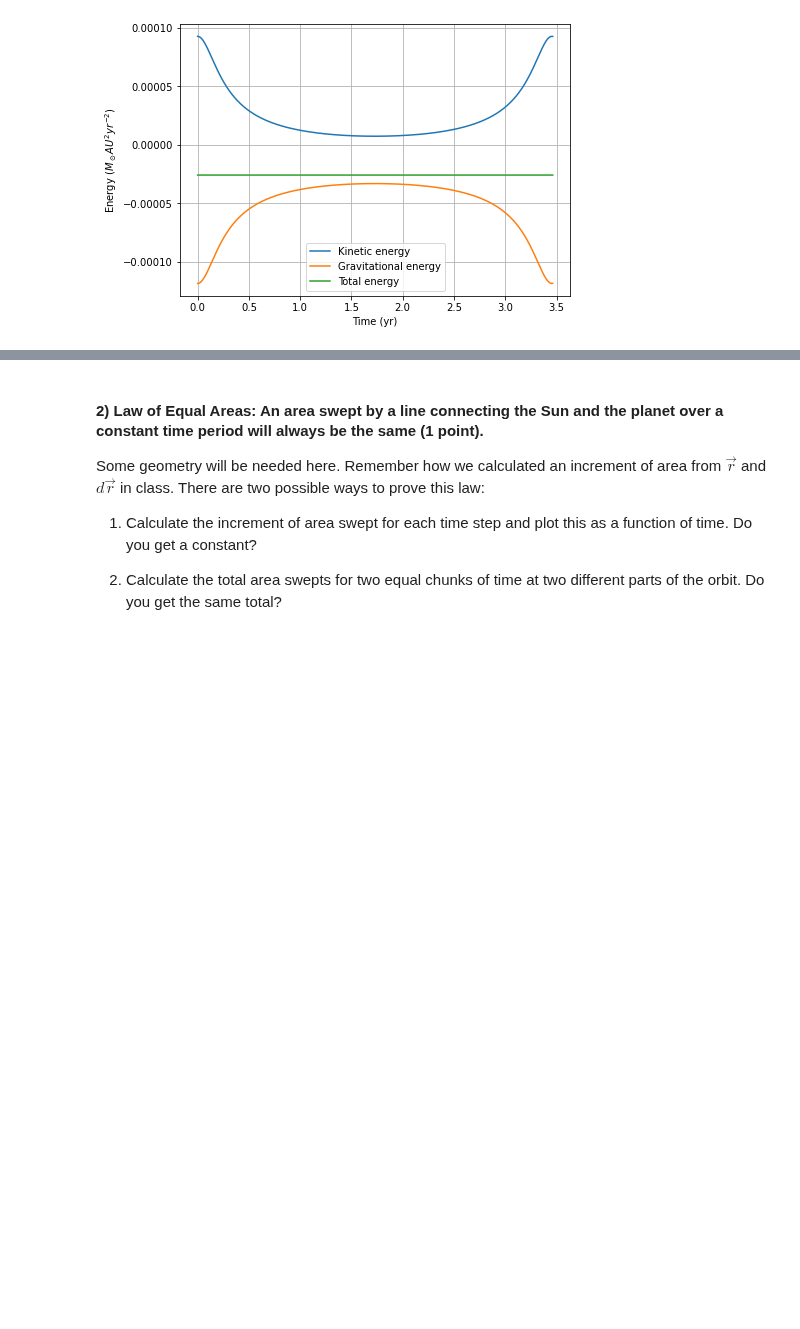
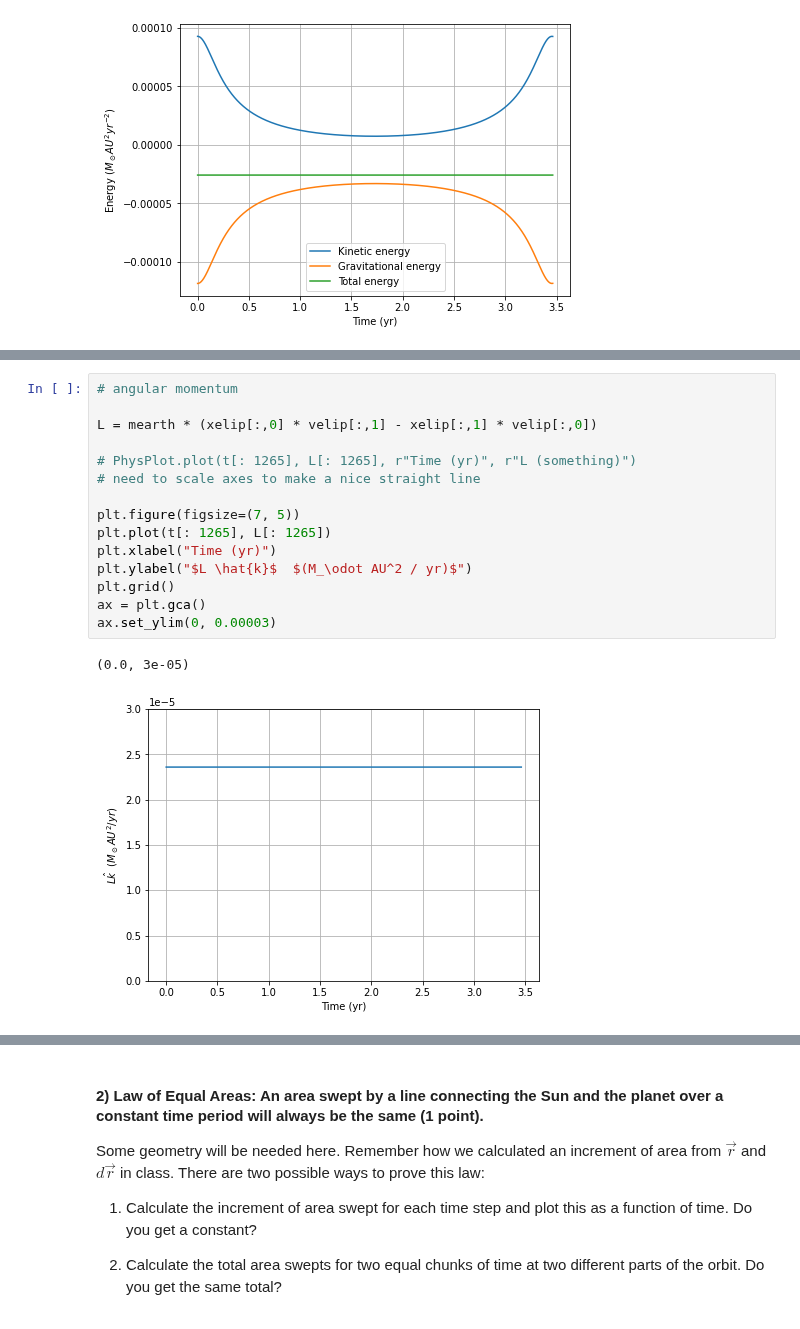
Before and after one commit to Youngposeidon/computational-mechanics-delivery, a Jupyter notebook: project4.ipynb, the cells around one changed output, grey strips where cells are left out. Cells and saved outputs as stored; diff of their text form; blank space fills up the shorter version.

```diff
--- a/project4.ipynb
+++ b/project4.ipynb
@@ -279,0 +290,18 @@ PhysPlot.multiplot(t[: 1265], [K[: 1265], V[: 1265], E[: 1265]], ["Kinetic energ
+# %%
+# angular momentum
+
+L = mearth * (xelip[:,0] * velip[:,1] - xelip[:,1] * velip[:,0])
+
+# PhysPlot.plot(t[: 1265], L[: 1265], r"Time (yr)", r"L (something)")
+# need to scale axes to make a nice straight line
+
+plt.figure(figsize=(7, 5))
+plt.plot(t[: 1265], L[: 1265])
+plt.xlabel("Time (yr)")
+plt.ylabel("$L \hat{k}$  $(M_\odot AU^2 / yr)$")
+plt.grid()
+ax = plt.gca()
+ax.set_ylim(0, 0.00003)
+# %% [output]
+(0.0, 3e-05)
+[figure, added]
```
Also changed, not shown: parts of 4 cells of this notebook.
